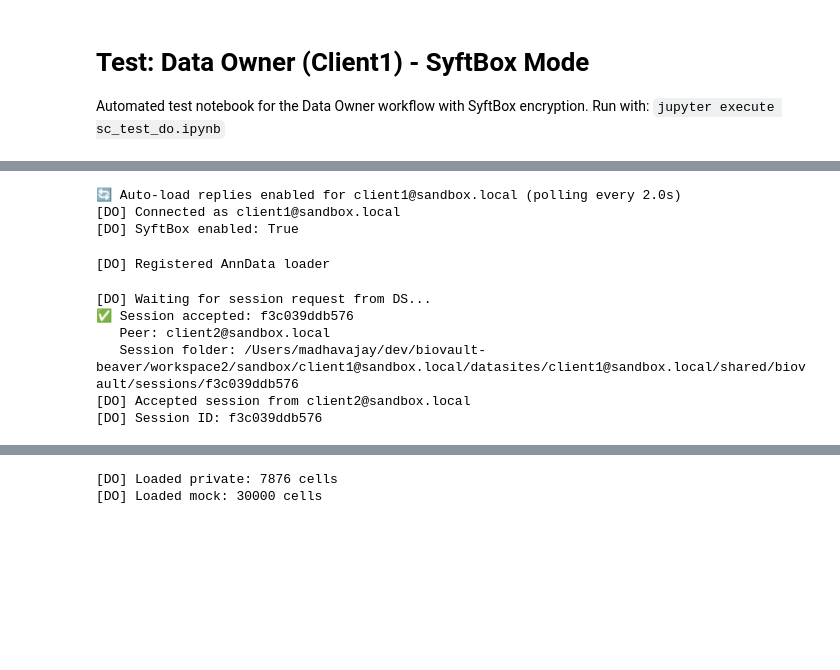
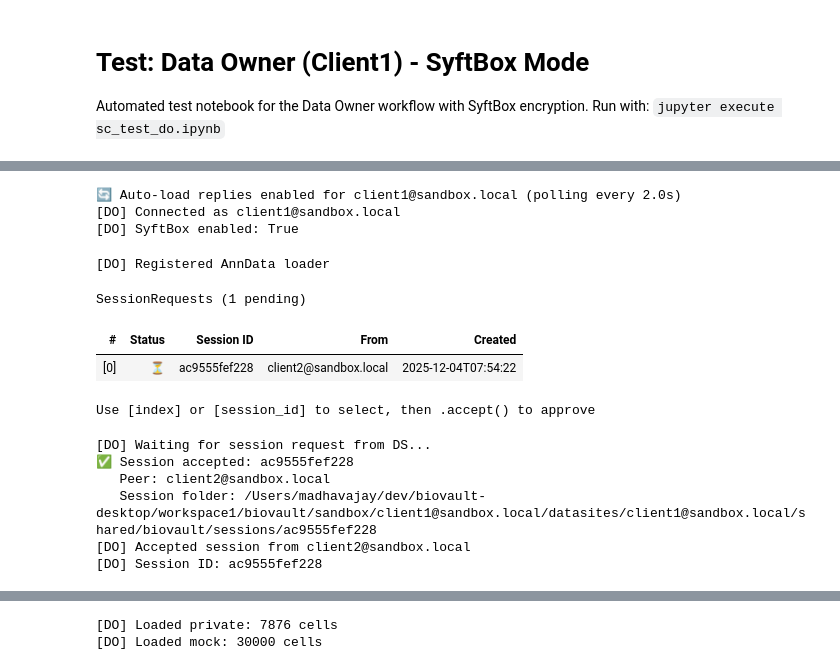
Before and after one commit to OpenMined/biovault-desktop, a Jupyter notebook: src-tauri/resources/templates/sc_test_do.ipynb, the cells around one changed output, grey strips where cells are left out. Cells and saved outputs as stored; diff of their text form; code cells hidden in the pictures; blank space fills up the shorter version.

```diff
--- a/src-tauri/resources/templates/sc_test_do.ipynb
+++ b/src-tauri/resources/templates/sc_test_do.ipynb
@@ -46,18 +46,14 @@ Installed 31 packages in 175ms
 # %%
-import scanpy as sc
-import anndata as ad
-from beaver import Twin
-from beaver.runtime import TrustedLoader
-import beaver
+# import scanpy as sc
+# import anndata as ad
+# from beaver import Twin
+# from beaver.runtime import TrustedLoader
+# import beaver
 
-# Connect with SyftBox backend
-bv = beaver.connect(
-    user=USER_EMAIL,
-    data_dir=DATA_DIR,
-)
-print(f"[DO] Connected as {bv.user}")
-print(f"[DO] SyftBox enabled: {bv.syftbox_enabled}")
+# # Connect with SyftBox backend
+# bv = beaver.connect(
+#     user=USER_EMAIL,
+#     data_dir=DATA_DIR,
+# )
+# print(f"[DO] Connected as {bv.user}")
+# print(f"[DO] SyftBox enabled: {bv.syftbox_enabled}")
-# %% [output]
-🔄 Auto-load replies enabled for client1@sandbox.local (polling every 2.0s)
-[DO] Connected as client1@sandbox.local
-[DO] SyftBox enabled: True
@@ -64,3 +70,11 @@ print(f"[DO] SyftBox enabled: {bv.syftbox_enabled}")
+# %%
+bv = beaver.connect()
+print(f"[DO] Connected as {bv.user}")
+print(f"[DO] SyftBox enabled: {bv.syftbox_enabled}")
+# %% [output]
+🔄 Auto-load replies enabled for client1@sandbox.local (polling every 2.0s)
+[DO] Connected as client1@sandbox.local
+[DO] SyftBox enabled: True
 # %%
 # Register AnnData serialization
 @TrustedLoader.register(ad.AnnData)
@@ -74,10 +88,18 @@ def anndata_deserialize_file(path):
 print("[DO] Registered AnnData loader")
 # %% [output]
 [DO] Registered AnnData loader
+# %%
+requests = bv.session_requests()
+requests
+# %% [output]
+SessionRequests (1 pending)
+| # | Status | Session ID | From | Created |
+| [0] | ⏳ | ac9555fef228 | client2@sandbox.local | 2025-12-04T07:54:22 |
+Use [index] or [session_id] to select, then .accept() to approve
 # %%
 # Wait for session request from DS
 import time
-
+TIMEOUT = 30
 print("[DO] Waiting for session request from DS...")
 session = None
 deadline = time.monotonic() + TIMEOUT
@@ -95,8 +117,8 @@ while time.monotonic() < deadline:
 assert session is not None, "Timeout waiting for session request"
 # %% [output]
 [DO] Waiting for session request from DS...
-✅ Session accepted: f3c039ddb576
+✅ Session accepted: ac9555fef228
    Peer: client2@sandbox.local
-   Session folder: /Users/madhavajay/dev/biovault-beaver/workspace2/sandbox/client1@sandbox.local/datasites/client1@sandbox.local/shared/biovault/sessions/f3c039ddb576
+   Session folder: /Users/madhavajay/dev/biovault-desktop/workspace1/biovault/sandbox/client1@sandbox.local/datasites/client1@sandbox.local/shared/biovault/sessions/ac9555fef228
 [DO] Accepted session from client2@sandbox.local
-[DO] Session ID: f3c039ddb576
+[DO] Session ID: ac9555fef228
```
Also changed, not shown: parts of 19 cells of this notebook, 10 other files.
